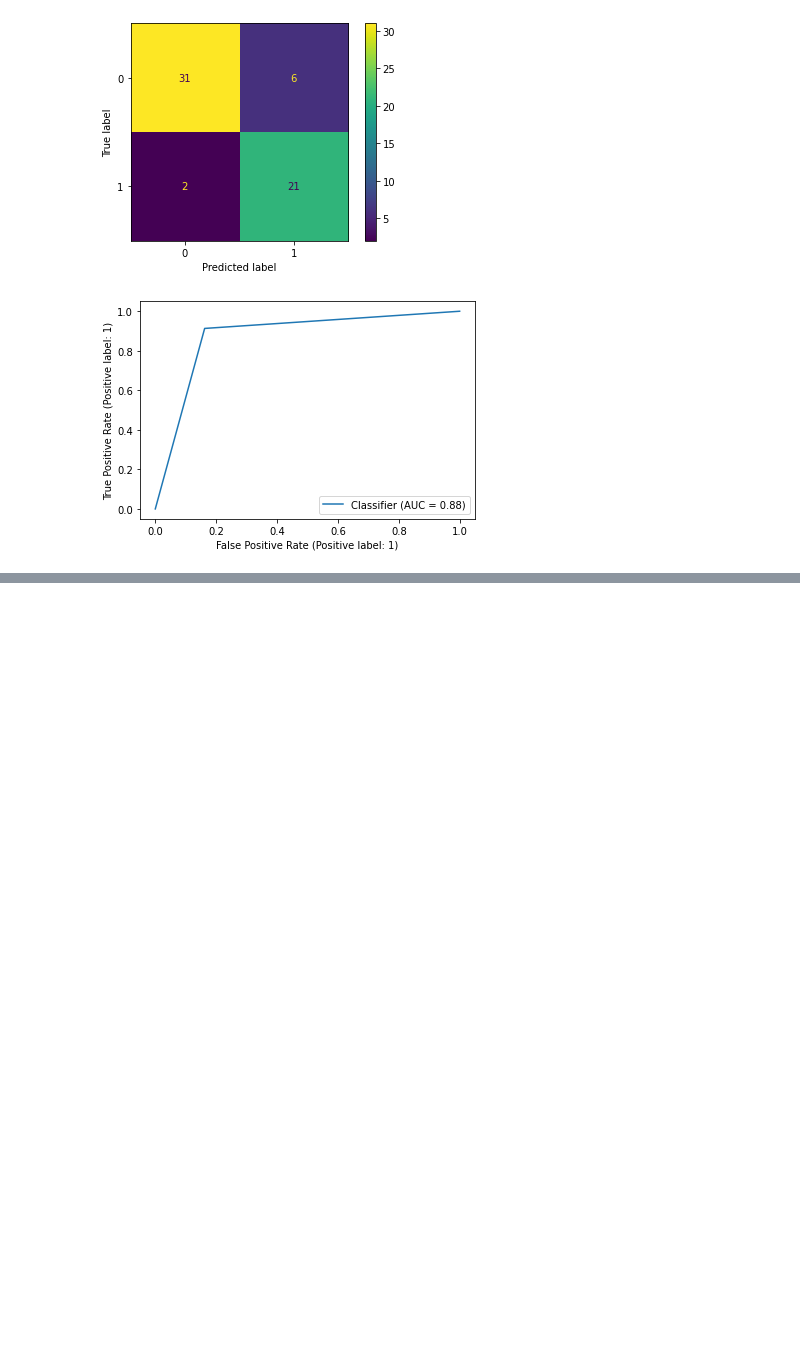
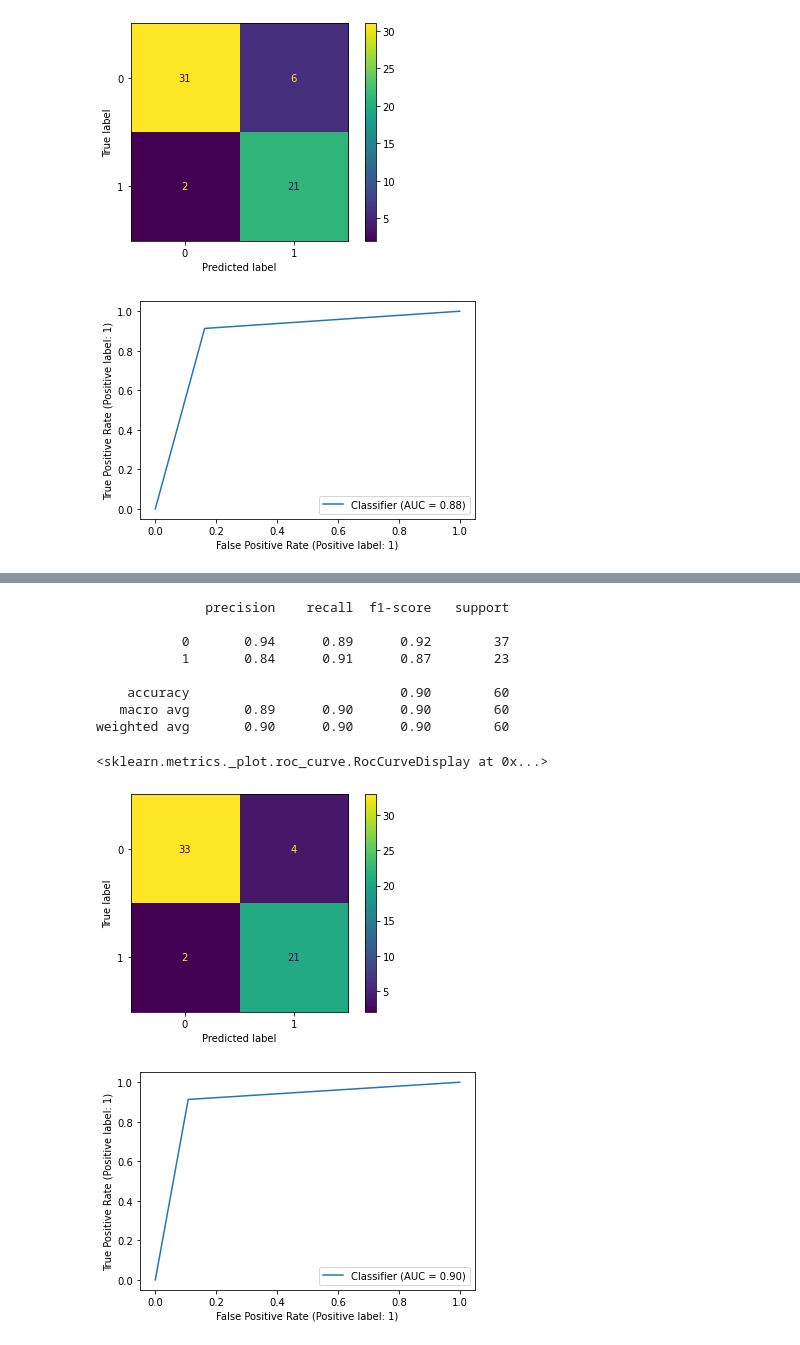
Before and after one commit to balaji-2k1/heart_disease_prediction, a Jupyter notebook: heart_disease_prediction.ipynb, the cells around one changed output, grey strips where cells are left out. Drawn from its saved outputs; the diff is of its cells as text; code cells hidden in the pictures; blank space fills up the shorter version.

```diff
--- a/heart_disease_prediction.ipynb
+++ b/heart_disease_prediction.ipynb
@@ -145,0 +227,28 @@ RocCurveDisplay.from_predictions(y_test,y_pred)
+# %%
+from sklearn.naive_bayes import BernoulliNB
+#As a result of standard scalar there exists negative values in data
+#Thus not suitable for Multinomial and Categorical NB
+#Bernouli works fine but some features have data which are not boolean like
+#Thus I guess its not a fine fit
+bnb=BernoulliNB()
+bnb.fit(x_train,y_train)
+y_pred=bnb.predict(x_test)
+
+matrix_plot=confusion_matrix(y_test, y_pred, labels=bnb.classes_)
+disp = ConfusionMatrixDisplay(confusion_matrix=matrix_plot,
+                             display_labels=bnb.classes_)
+disp.plot()
+print(classification_report(y_test, y_pred))
+RocCurveDisplay.from_predictions(y_test,y_pred)
+# %% [output]
+              precision    recall  f1-score   support
+
+           0       0.94      0.89      0.92        37
+           1       0.84      0.91      0.87        23
+
+    accuracy                           0.90        60
+   macro avg       0.89      0.90      0.90        60
+weighted avg       0.90      0.90      0.90        60
+<sklearn.metrics._plot.roc_curve.RocCurveDisplay at 0x...>
+[figure, added]
+[figure, added]
```
Also changed, not shown: parts of 9 cells of this notebook.
